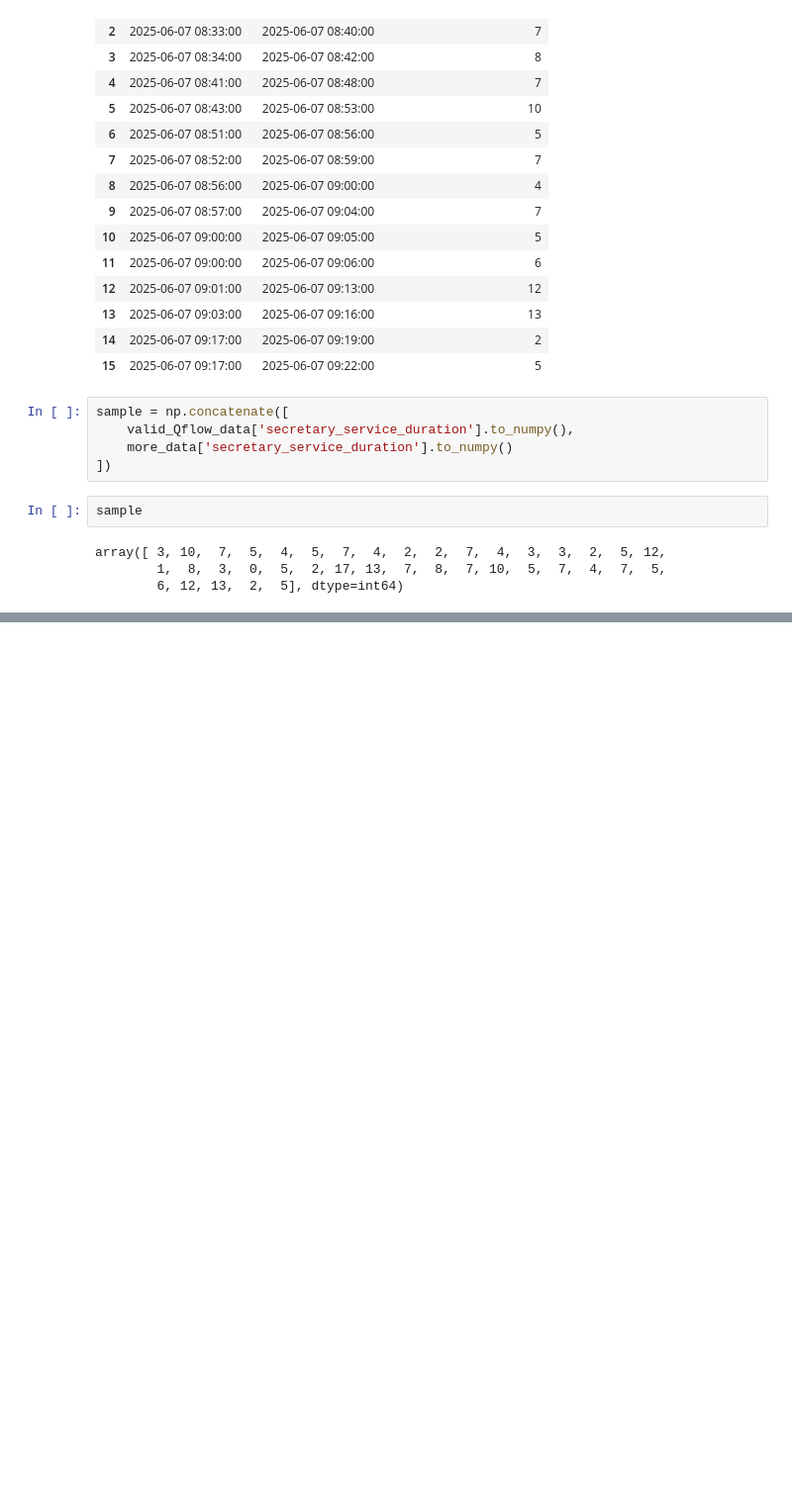
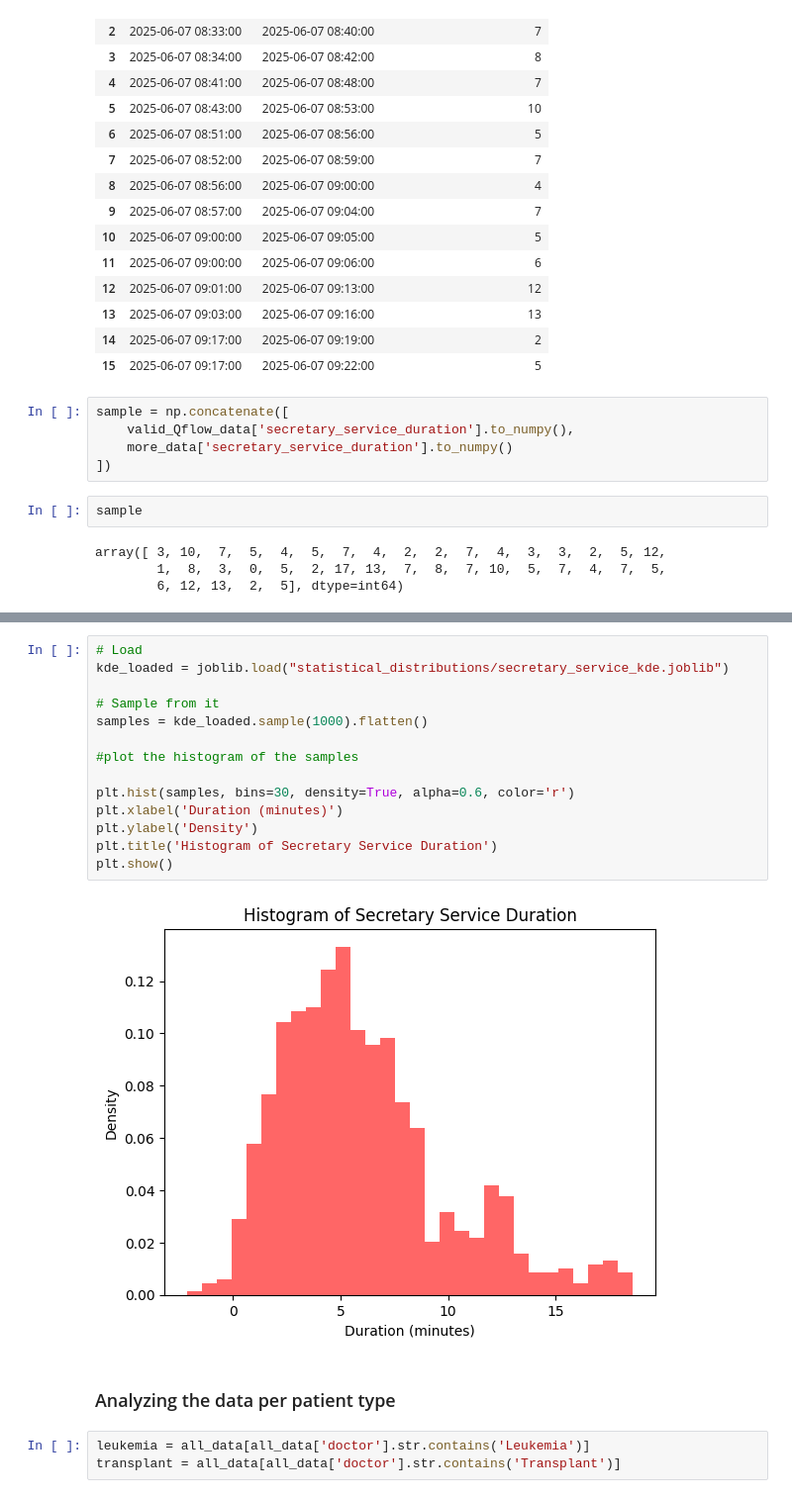
Before and after one commit to JWolloch/Ramabam-Hematology-Deptartment, a Jupyter notebook: data/analysis.ipynb, the cells around one changed output, grey strips where cells are left out. Shown at 99% size. Drawn from its saved outputs; the diff is of its cells as text; blank space fills up the shorter version.

```diff
--- a/data/analysis.ipynb
+++ b/data/analysis.ipynb
@@ -241,0 +278,21 @@ plt.show()
+# %%
+# Load
+kde_loaded = joblib.load("statistical_distributions/secretary_service_kde.joblib")
+
+# Sample from it
+samples = kde_loaded.sample(1000).flatten()
+
+#plot the histogram of the samples
+
+plt.hist(samples, bins=30, density=True, alpha=0.6, color='r')
+plt.xlabel('Duration (minutes)')
+plt.ylabel('Density')
+plt.title('Histogram of Secretary Service Duration')
+plt.show()
+# %% [output]
+[figure, added]
+# %% [markdown]
+### Analyzing the data per patient type
+# %%
+leukemia = all_data[all_data['doctor'].str.contains('Leukemia')]
+transplant = all_data[all_data['doctor'].str.contains('Transplant')]
```
Also changed, not shown: parts of 19 cells of this notebook, 1 other file.
